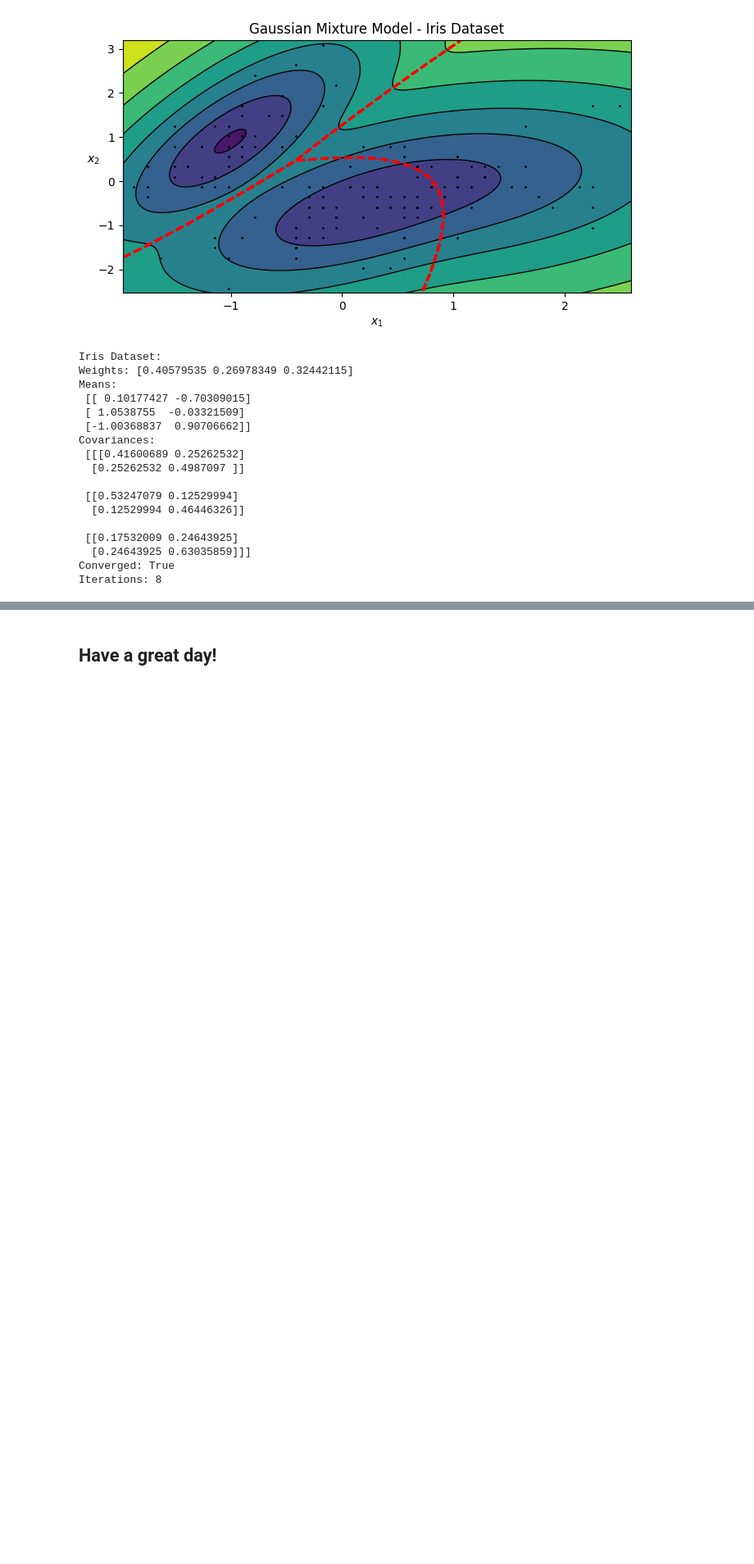
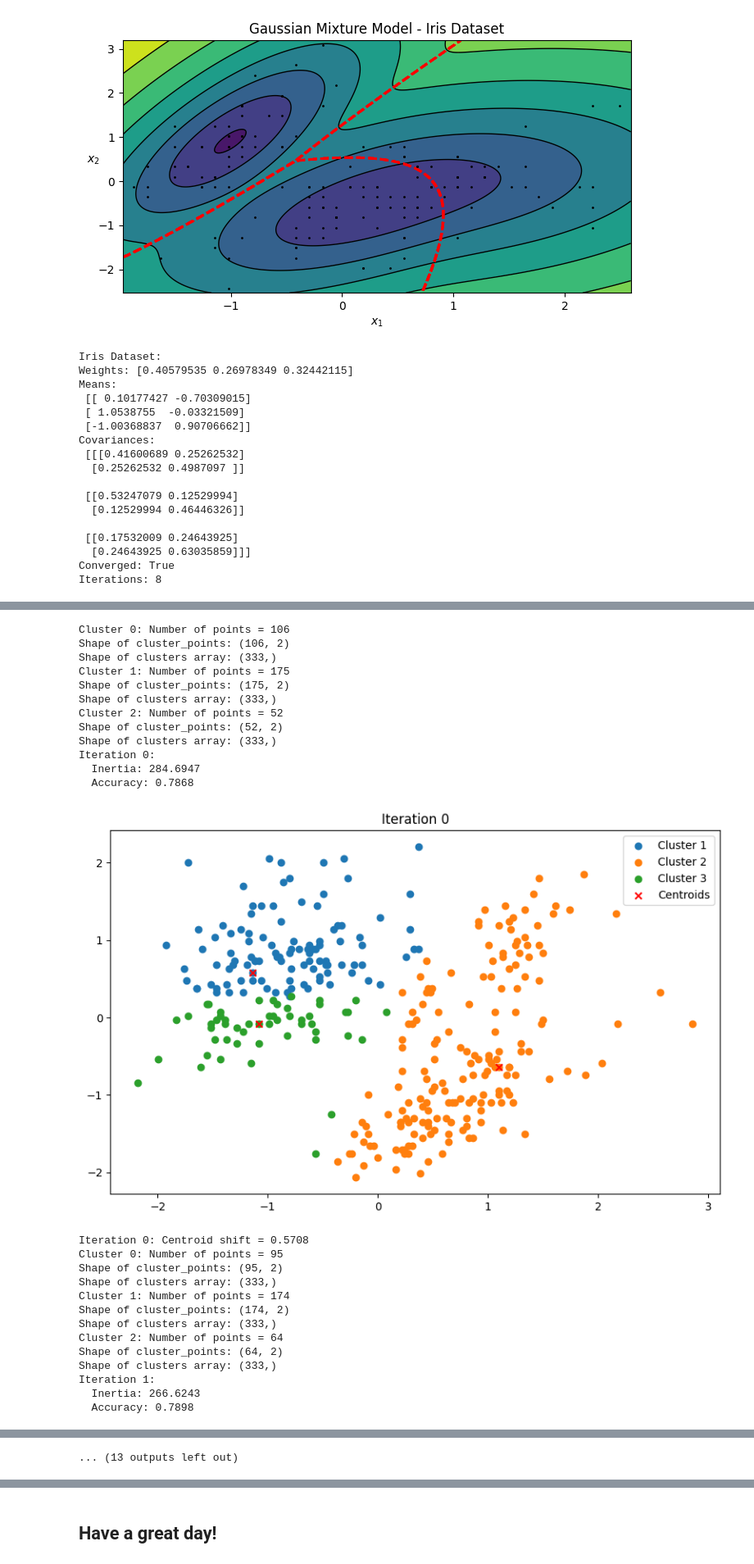
Before and after one commit to benmanjackson/CS290, a Jupyter notebook: GaussianMixtureModel.ipynb, the cells around one changed output, grey strips where cells are left out. Shown at 82% size. Drawn from its saved outputs; the diff is of its cells as text; code cells hidden in the pictures; blank space fills up the shorter version.

```diff
--- a/GaussianMixtureModel.ipynb
+++ b/GaussianMixtureModel.ipynb
@@ -46,6 +48,9 @@ Index(['species', 'island', 'bill_length_mm', 'bill_depth_mm',
 df_penguins.dropna(inplace=True)
 X_penguins = df_penguins[["bill_length_mm", "bill_depth_mm"]].values #Two features used
 X_penguins = StandardScaler().fit_transform(X_penguins)
+y_penguins = df_penguins["species"].values
+label_encoder = LabelEncoder()
+y_penguins = label_encoder.fit_transform(y_penguins)
 # %%
 #Iris dataframe:
 data_iris = load_iris()
@@ -164,0 +280,69 @@ Iterations: 8
+# %%
+#K-means algorithm:
+def k_means(X, k, max_iterations=100, tolerance=1e-4, init_method="random", true_labels=None):
+  #Initialize the centroids first
+    centroids = initialize_centroids(X, k, method=init_method)
+    inertia_values = [] #Array for storing inertia for elbow graph
+    for i in range(max_iterations):
+      #Assign clusters to nearest centroid
+      clusters = assign_clusters(X, centroids)
+      #Next, update centroids as the mean of the assigned points
+      new_centroids = update_centroids(X, clusters, k)
+      #Calculate/ the inertia as well
+      inertia = calculate_inertia(X, centroids, clusters)
+      inertia_values.append(inertia)
+      #Calculate silhouette
+      #silhouette = silhouette_score(X, clusters) if len(set(clusters)) > 1 else float('nan')
+      #Then the accuracy for true labels
+      accuracy = calculate_accuracy(true_labels, clusters)
+      #Print metrics per iterations
+      print(f"Iteration {i}:")
+      print(f"  Inertia: {inertia:.4f}")
+      #print(f"  Silhouette Coefficient: {silhouette:.4f}")
+      if true_labels is not None:
+          print(f"  Accuracy: {accuracy:.4f}")
+      #Then, lets plot the progress
+      plot_clusters(X, clusters, centroids, iteration=i)
+      #Finally, check for convergence, where the centroids don't move very significantly
+      diff = np.linalg.norm(centroids - new_centroids)
+      print(f"Iteration {i}: Centroid shift = {diff:.4f}")
+      if diff < tolerance:
+        print(f"Convergence reached.")
+        break
+      centroids = new_centroids
+
+    #plot_elbow_graph(inertia_values) #Plots inertia
+
+    return centroids, clusters, inertia_values
+# %%
+#K-means on Penguins dataset
+k = 3  # Number of clusters
+kmeans_centroids_penguins, kmeans_clusters_penguins, kmeans_inertia_penguins = k_means(
+    X_penguins, k=k, max_iterations=100, tolerance=1e-4, init_method="kmeans++", true_labels=y_penguins)
+# %% [output]
+Cluster 0: Number of points = 106
+Shape of cluster_points: (106, 2)
+Shape of clusters array: (333,)
+Cluster 1: Number of points = 175
+Shape of cluster_points: (175, 2)
+Shape of clusters array: (333,)
+Cluster 2: Number of points = 52
+Shape of cluster_points: (52, 2)
+Shape of clusters array: (333,)
+Iteration 0:
+  Inertia: 284.6947
+  Accuracy: 0.7868
+[figure, added]
+Iteration 0: Centroid shift = 0.5708
+Cluster 0: Number of points = 95
+Shape of cluster_points: (95, 2)
+Shape of clusters array: (333,)
+Cluster 1: Number of points = 174
+Shape of cluster_points: (174, 2)
+Shape of clusters array: (333,)
+Cluster 2: Number of points = 64
+Shape of cluster_points: (64, 2)
+Shape of clusters array: (333,)
+Iteration 1:
+  Inertia: 266.6243
+  Accuracy: 0.7898
@@ -164,0 +406 @@ Iterations: 8
+... (13 outputs left out)
```
Also changed, not shown: parts of 16 cells of this notebook.
